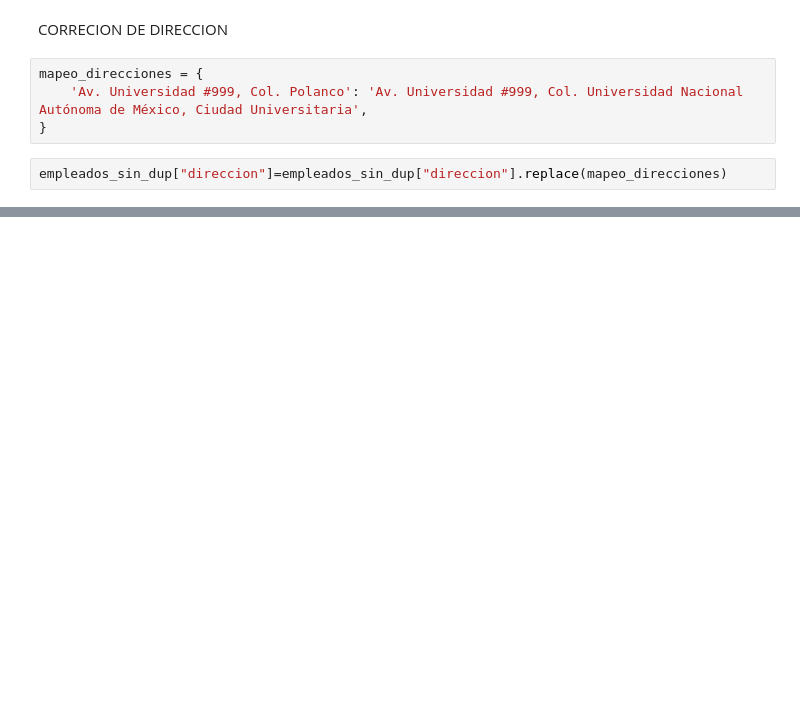
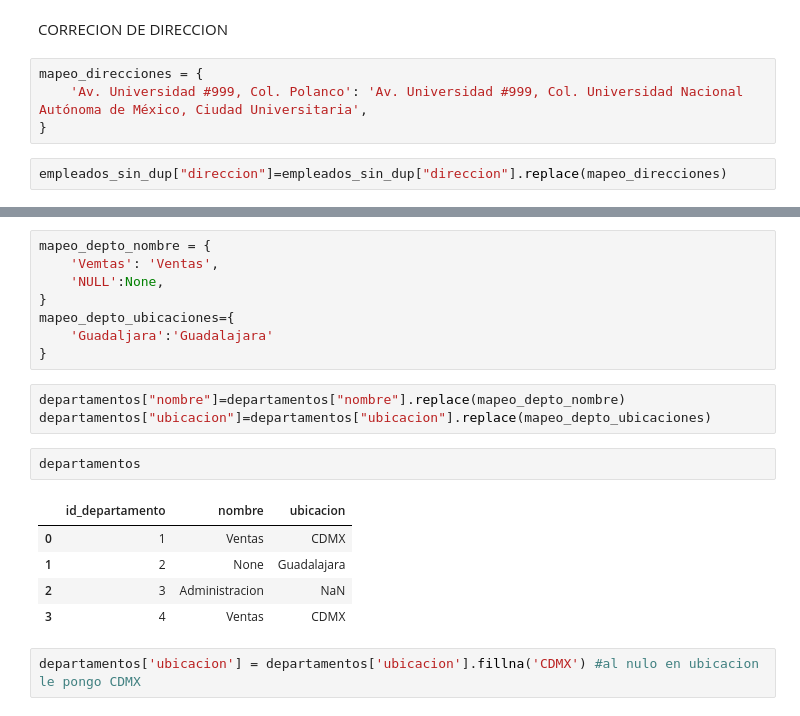
Before and after one commit to JonathanAlbertoBarrera/LimpiezaDatosPandas, a Jupyter notebook: 1-PracticaCalidadDatos/1_PracticaDatosNotebook.ipynb, the cells around one changed output, grey strips where cells are left out. Saved outputs shown, nothing was run; the diff lists cells and outputs as text; blank space fills up the shorter version.

```diff
--- a/1-PracticaCalidadDatos/1_PracticaDatosNotebook.ipynb
+++ b/1-PracticaCalidadDatos/1_PracticaDatosNotebook.ipynb
@@ -329,0 +341,21 @@ empleados_sin_dup
+# %%
+mapeo_depto_nombre = {
+    'Vemtas': 'Ventas',
+    'NULL':None,
+}
+mapeo_depto_ubicaciones={
+    'Guadaljara':'Guadalajara'
+}
+# %%
+departamentos["nombre"]=departamentos["nombre"].replace(mapeo_depto_nombre)
+departamentos["ubicacion"]=departamentos["ubicacion"].replace(mapeo_depto_ubicaciones)
+# %%
+departamentos
+# %% [output]
+|  | id_departamento | nombre | ubicacion |
+| 0 | 1 | Ventas | CDMX |
+| 1 | 2 | None | Guadalajara |
+| 2 | 3 | Administracion | NaN |
+| 3 | 4 | Ventas | CDMX |
+# %%
+departamentos['ubicacion'] = departamentos['ubicacion'].fillna('CDMX') #al nulo en ubicacion le pongo CDMX
```
Also changed, not shown: parts of 3 cells of this notebook.
